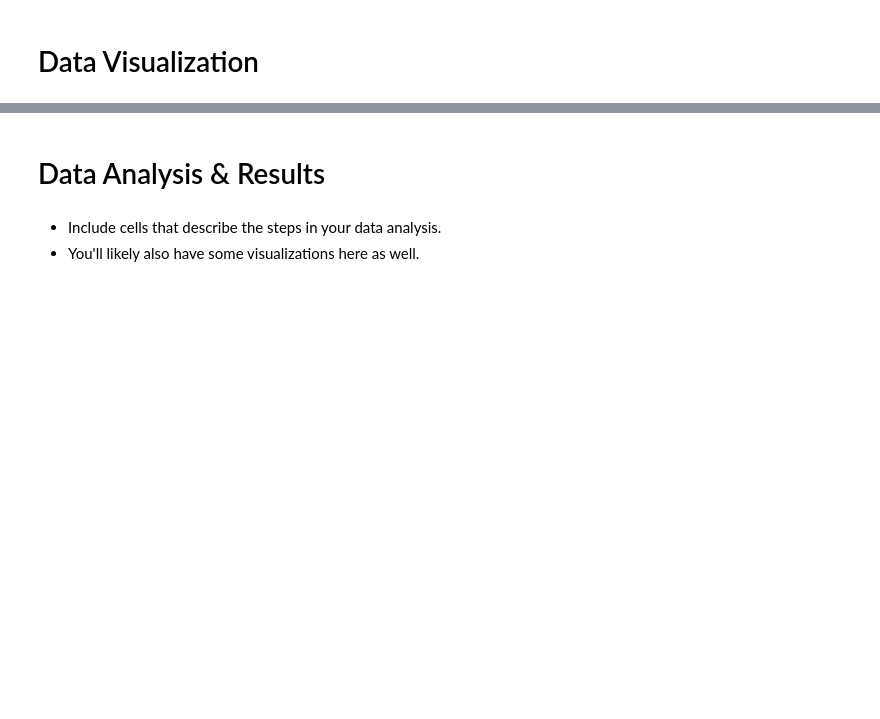
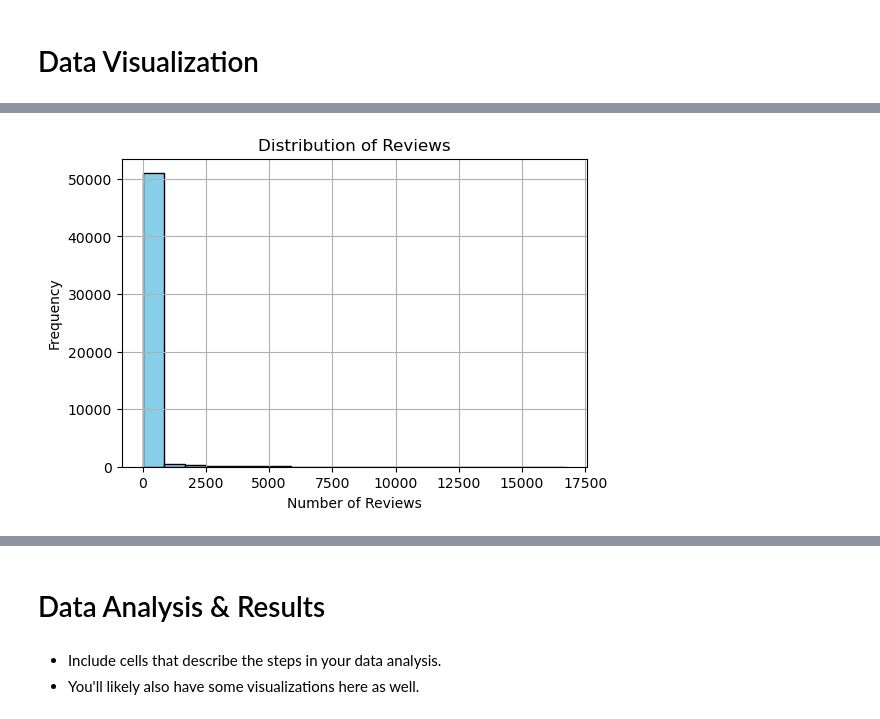
Before and after one commit to XIC051/ECE176-FINAL-PROJECT, a Jupyter notebook: FinalProject-Group13.ipynb, the cells around one changed output, grey strips where cells are left out. Saved outputs shown, nothing was run; the diff lists cells and outputs as text; code cells hidden in the pictures; blank space fills up the shorter version.

```diff
--- a/FinalProject-Group13.ipynb
+++ b/FinalProject-Group13.ipynb
@@ -150,0 +242,10 @@ app.head()
+# %%
+plt.figure(figsize=(6, 4))
+plt.hist(app['Reviews'], bins=20, color='skyblue', edgecolor='black')
+plt.xlabel('Number of Reviews')
+plt.ylabel('Frequency')
+plt.title('Distribution of Reviews')
+plt.grid(True)
+plt.show()
+# %% [output]
+[figure, added]
```
Also changed, not shown: parts of 46 cells of this notebook.
